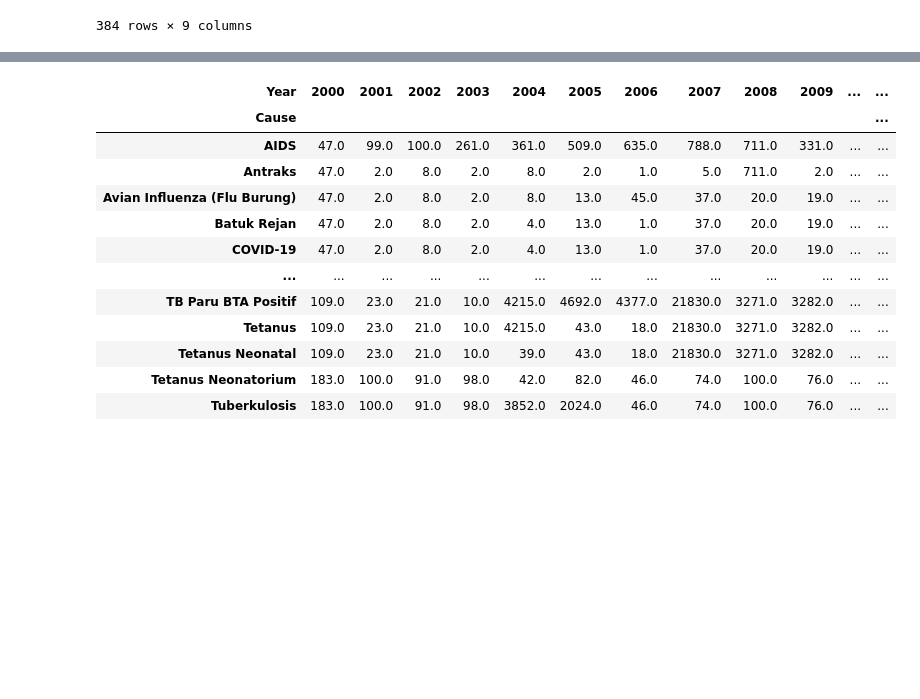
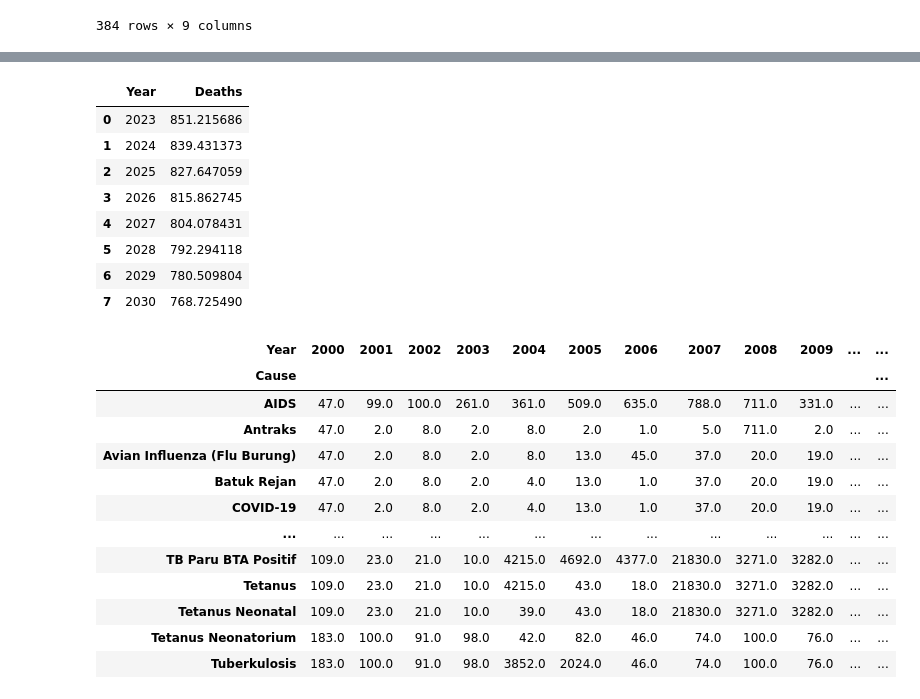
Before and after one commit to Ndraaa15/Cause-of-Death-in-Indonesia, a Jupyter notebook: cause_of_death_infectious_disease_per_year.ipynb, the cells around one changed output, grey strips where cells are left out. Saved outputs shown, nothing was run; the diff lists cells and outputs as text; code cells hidden in the pictures; blank space fills up the shorter version.

```diff
--- a/cause_of_death_infectious_disease_per_year.ipynb
+++ b/cause_of_death_infectious_disease_per_year.ipynb
@@ -199,0 +237,37 @@ df
+# %%
+from sklearn.linear_model import LinearRegression
+
+# Mengambil data tahun dan jumlah kematian AIDS
+data = dbd_table.loc['Demam Berdarah', :].dropna()
+years = data.index.values.reshape(-1, 1)
+deaths = data.values.reshape(-1, 1)
+
+# Membuat model regresi linier
+regression = LinearRegression()
+regression.fit(years, deaths)
+
+# Prediksi jumlah kematian AIDS di tahun-tahun berikutnya
+start_year = 2023
+end_year = 2030
+predicted_years = range(start_year, end_year + 1)
+
+# Membuat DataFrame kosong untuk menyimpan prediksi
+predicted_df = pd.DataFrame(columns=['Year', 'Deaths'])
+
+# Mengisi DataFrame dengan prediksi
+for year in predicted_years:
+    predicted_deaths = regression.predict([[year]])
+    predicted_df = pd.concat([predicted_df, pd.DataFrame({'Year': [year], 'Deaths': [predicted_deaths[0][0]]})], ignore_index=True)
+
+# Menampilkan DataFrame baru
+predicted_df
+# %% [output]
+|  | Year | Deaths |
+| 0 | 2023 | 851.215686 |
+| 1 | 2024 | 839.431373 |
+| 2 | 2025 | 827.647059 |
+| 3 | 2026 | 815.862745 |
+| 4 | 2027 | 804.078431 |
+| 5 | 2028 | 792.294118 |
+| 6 | 2029 | 780.509804 |
+| 7 | 2030 | 768.725490 |
```
Also changed, not shown: parts of 5 cells of this notebook.
